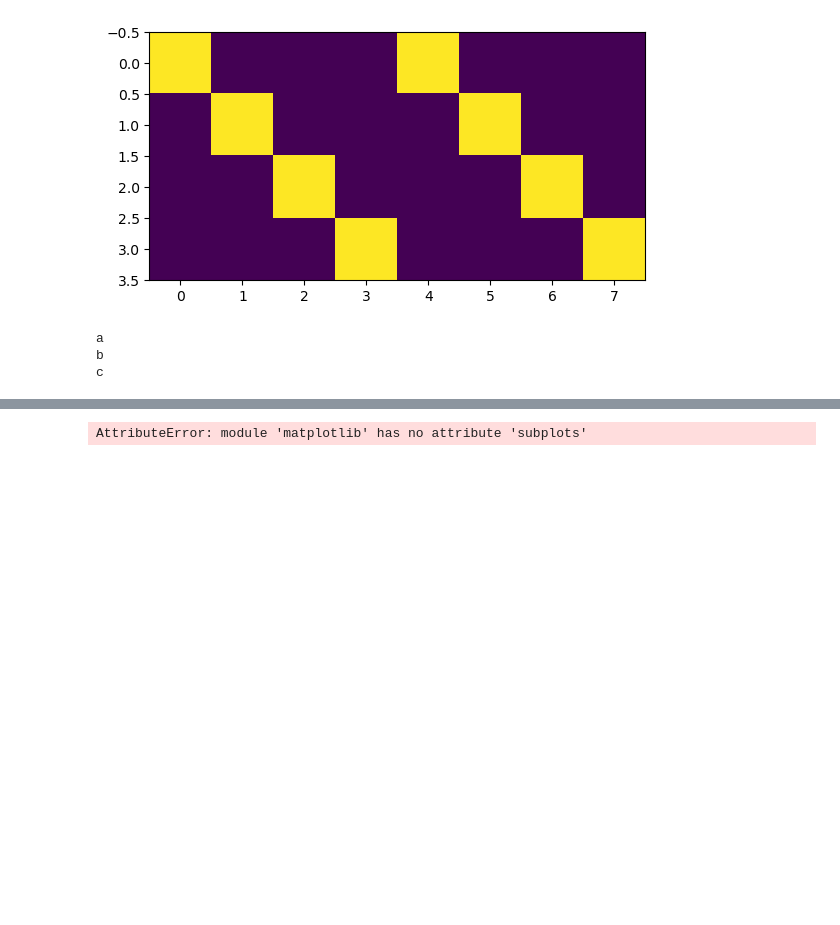
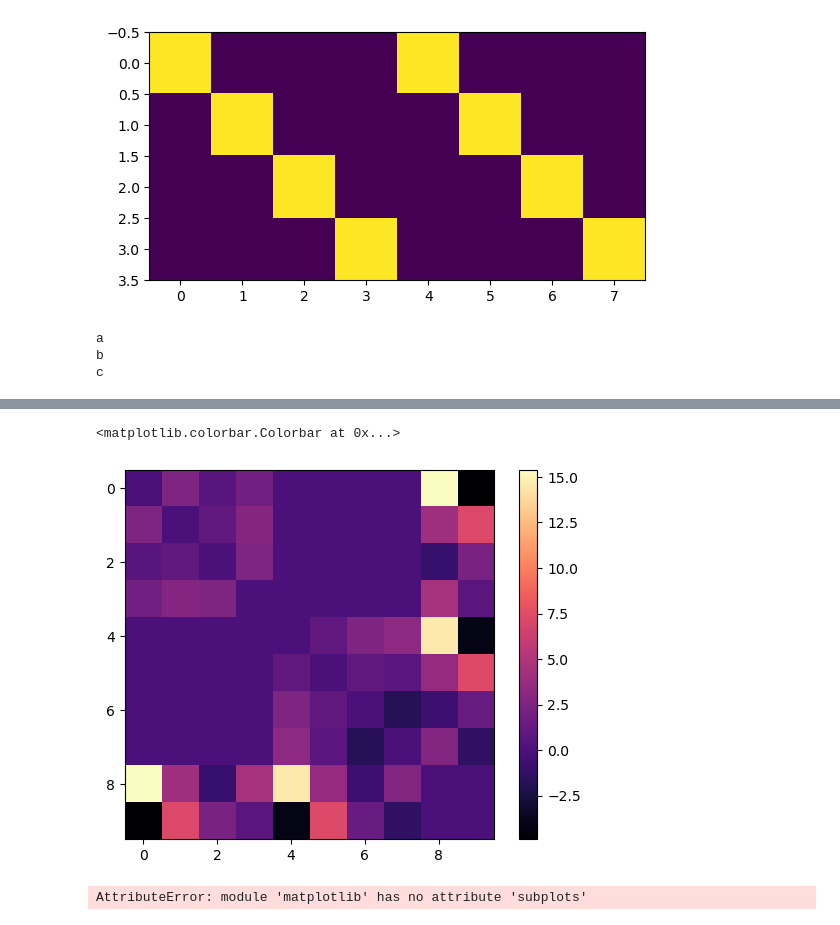
Before and after one commit to Dacasil/boltzmannMPIDS, a Jupyter notebook: notebooks/development.ipynb, the cells around one changed output, grey strips where cells are left out. Saved outputs shown, nothing was run; the diff lists cells and outputs as text; code cells hidden in the pictures; blank space fills up the shorter version.

```diff
--- a/notebooks/development.ipynb
+++ b/notebooks/development.ipynb
@@ -92,3 +90,10 @@ PlotW
+# %%
+y=model_B.w.detach().numpy()
+plt.imshow(y,cmap='magma')
+plt.colorbar()
+# %% [output]
+<matplotlib.colorbar.Colorbar at 0x...>
+[figure, added]
 # %%
 n_visible = 4
 n_hidden = 2
```
Also changed, not shown: parts of 3 cells of this notebook, 1 other file.
